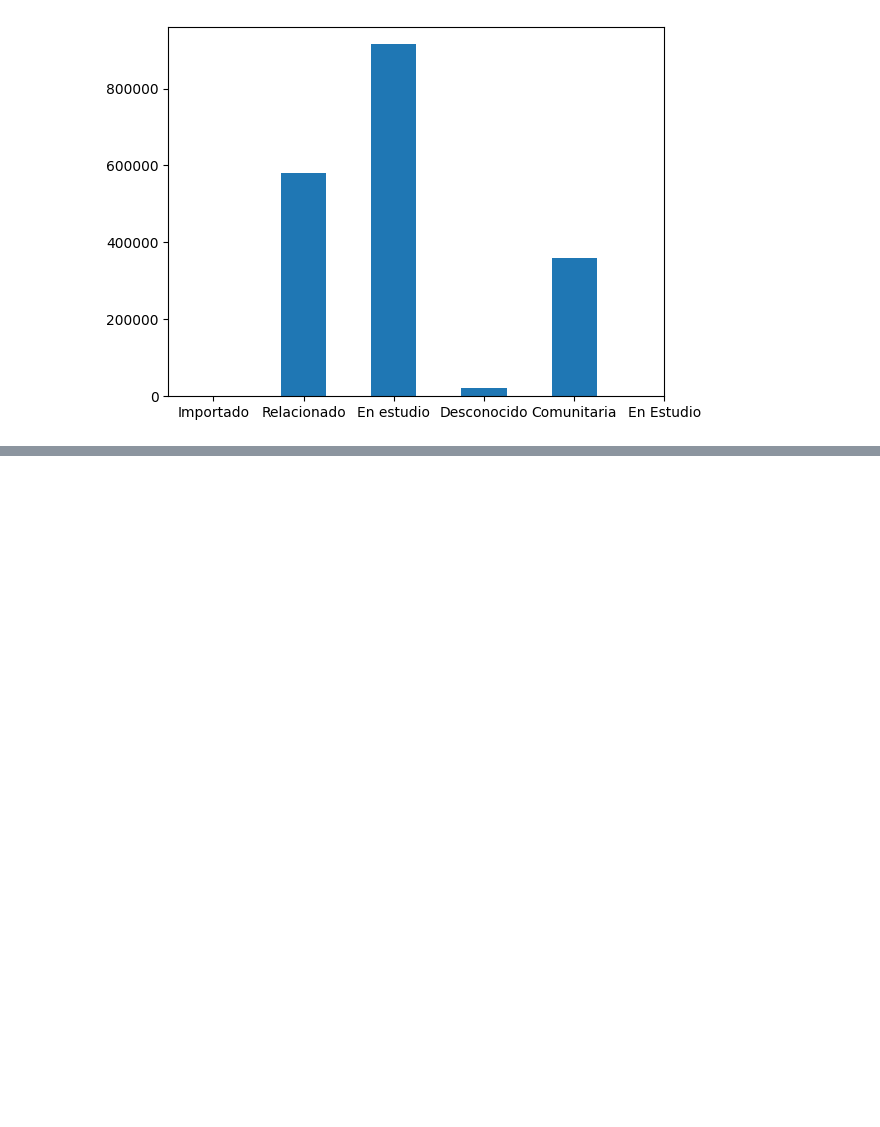
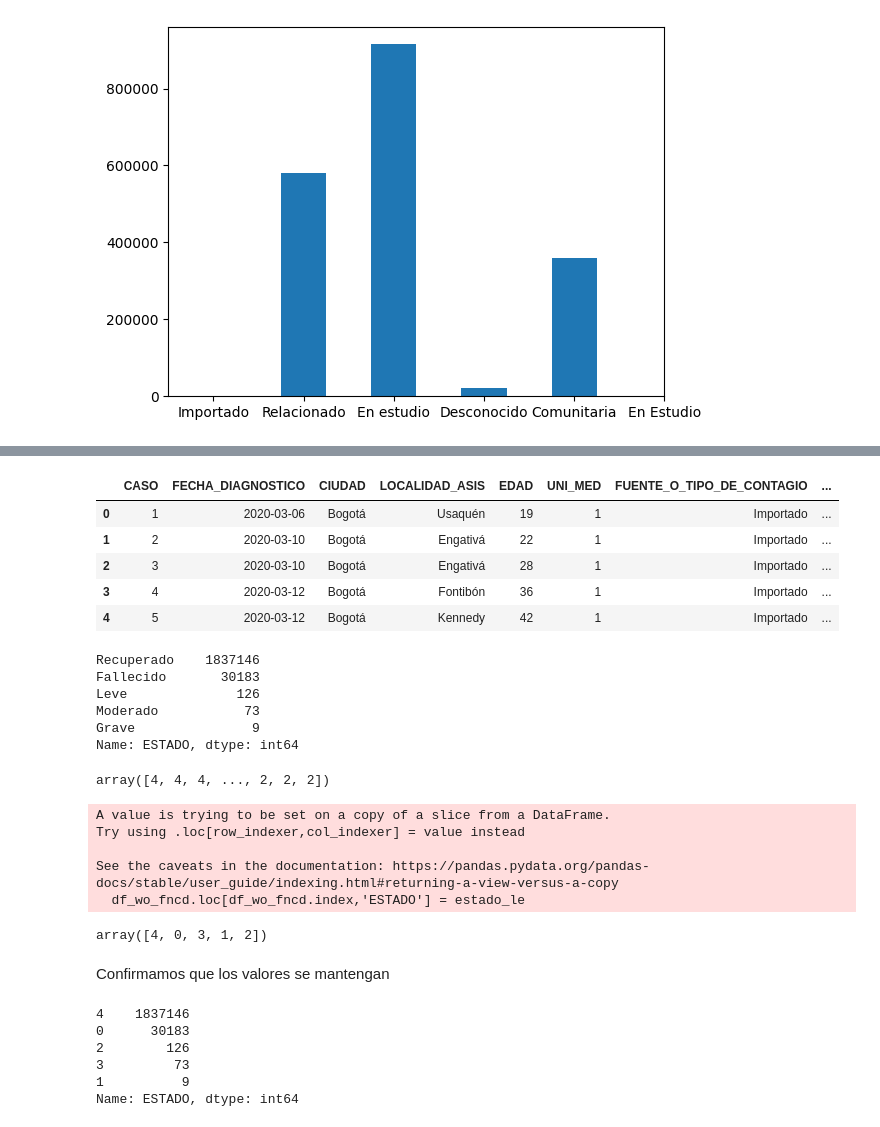
Before and after one commit to ccortesra/EDA-Bogota-COVID, a Jupyter notebook: EDA_Project.ipynb, the cells around one changed output, grey strips where cells are left out. Cells and saved outputs as stored; diff of their text form; code cells hidden in the pictures; blank space fills up the shorter version.

```diff
--- a/EDA_Project.ipynb
+++ b/EDA_Project.ipynb
@@ -383,0 +477,18 @@ plt.show()
+# %%
+df_wo_fncd.head()
+# %% [output]
+|  | CASO | FECHA_DIAGNOSTICO | CIUDAD | LOCALIDAD_ASIS | EDAD | UNI_MED | FUENTE_O_TIPO_DE_CONTAGIO | ... |
+| 0 | 1 | 2020-03-06 | Bogotá | Usaquén | 19 | 1 | Importado | ... |
+| 1 | 2 | 2020-03-10 | Bogotá | Engativá | 22 | 1 | Importado | ... |
+| 2 | 3 | 2020-03-10 | Bogotá | Engativá | 28 | 1 | Importado | ... |
+| 3 | 4 | 2020-03-12 | Bogotá | Fontibón | 36 | 1 | Importado | ... |
+| 4 | 5 | 2020-03-12 | Bogotá | Kennedy | 42 | 1 | Importado | ... |
+# %%
+df_wo_fncd['ESTADO'].value_counts()
+# %% [output]
+Recuperado    1837146
+Fallecido       30183
+Leve              126
+Moderado           73
+Grave               9
+Name: ESTADO, dtype: int64
@@ -383,0 +500,27 @@ plt.show()
+# %%
+estado_le
+# %% [output]
+array([4, 4, 4, ..., 2, 2, 2])
+# %%
+df_wo_fncd.loc[df_wo_fncd.index,'ESTADO'] = estado_le
+# %% [output]
+A value is trying to be set on a copy of a slice from a DataFrame.
+Try using .loc[row_indexer,col_indexer] = value instead
+
+See the caveats in the documentation: https://pandas.pydata.org/pandas-docs/stable/user_guide/indexing.html#returning-a-view-versus-a-copy
+  df_wo_fncd.loc[df_wo_fncd.index,'ESTADO'] = estado_le
+# %%
+df_wo_fncd['ESTADO'].unique()
+# %% [output]
+array([4, 0, 3, 1, 2])
+# %% [markdown]
+Confirmamos que los valores se mantengan
+# %%
+df_wo_fncd['ESTADO'].value_counts()
+# %% [output]
+4    1837146
+0      30183
+2        126
+3         73
+1          9
+Name: ESTADO, dtype: int64
```
Also changed, not shown: parts of 24 cells of this notebook.
